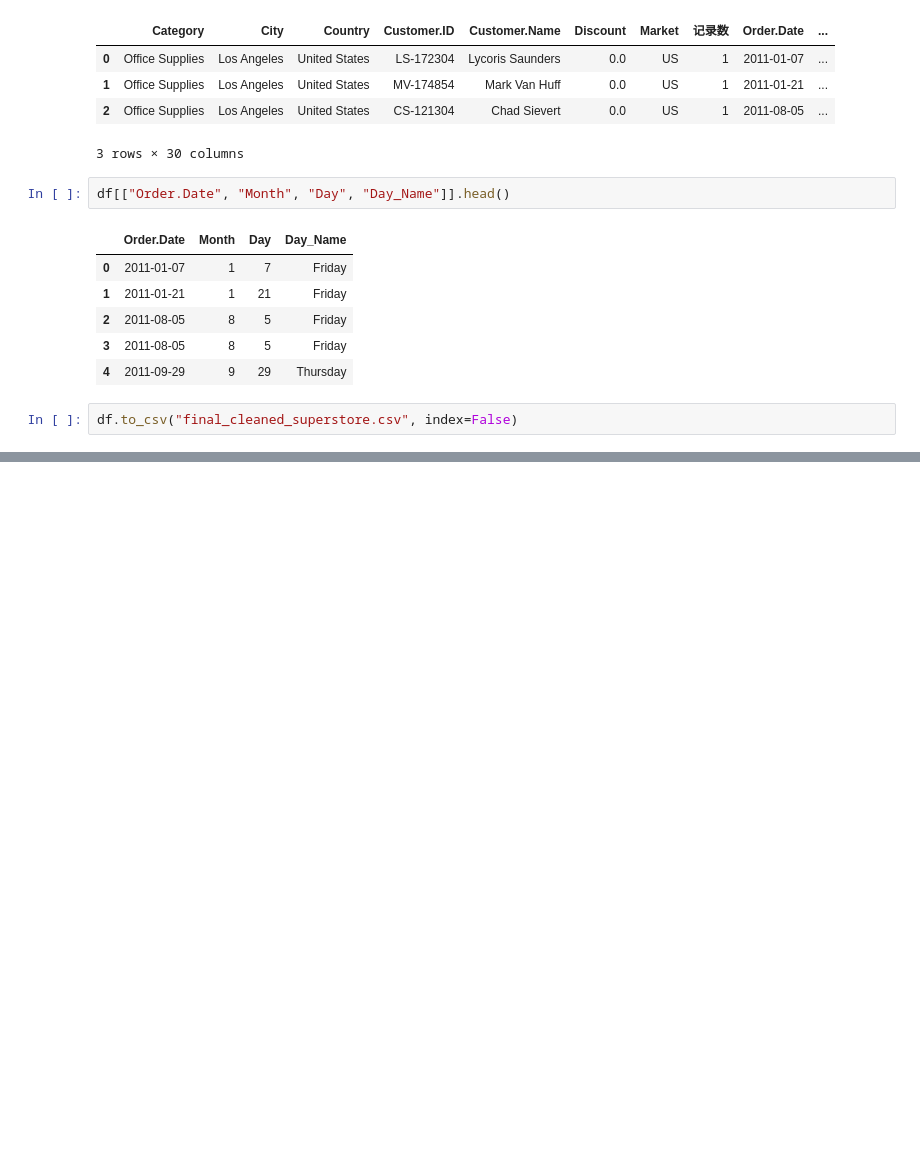
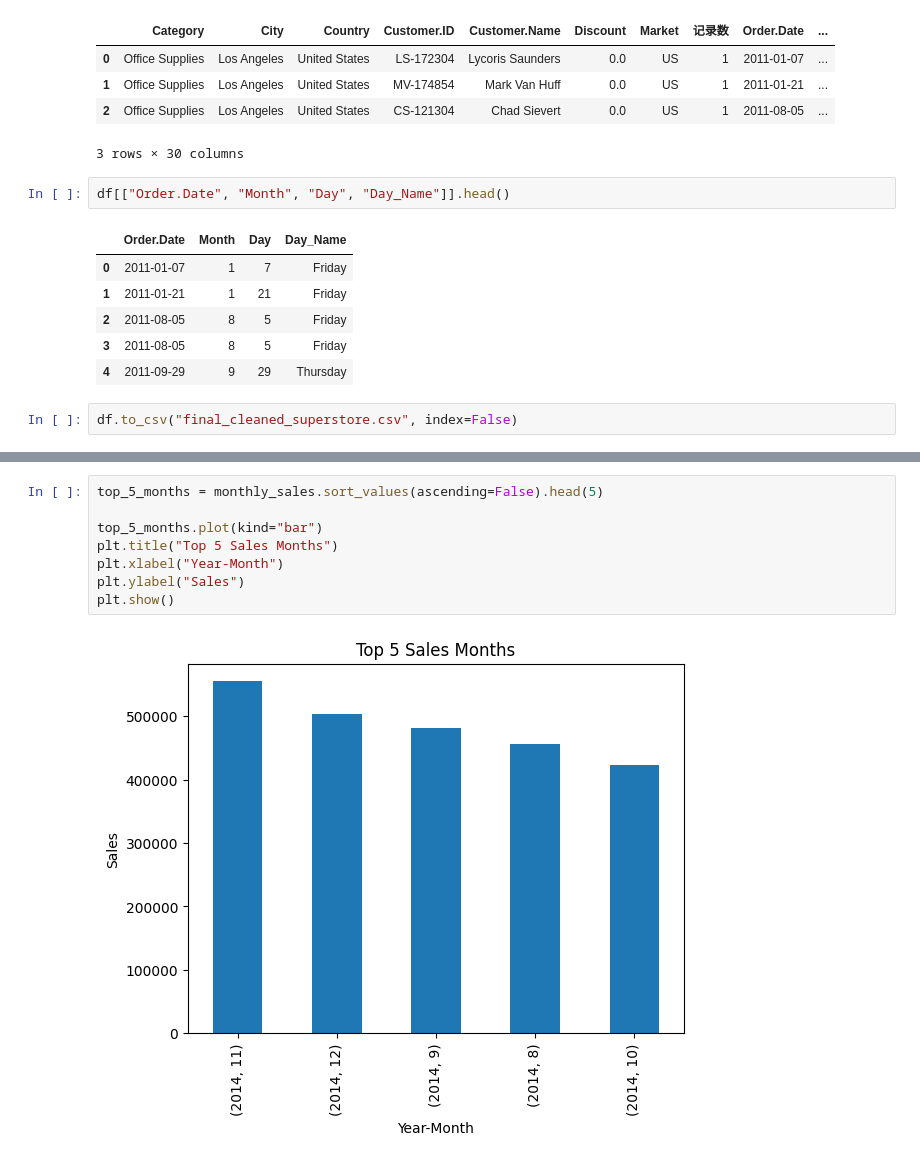
Before and after one commit to Manasagowda24/E_commerce-sales-analysis, a Jupyter notebook: cleaned_superstore_Analysis.ipynb, the cells around one changed output, grey strips where cells are left out. Saved outputs shown, nothing was run; the diff lists cells and outputs as text; blank space fills up the shorter version.

```diff
--- a/cleaned_superstore_Analysis.ipynb
+++ b/cleaned_superstore_Analysis.ipynb
@@ -154,0 +290,10 @@ df.to_csv("final_cleaned_superstore.csv", index=False)
+# %%
+top_5_months = monthly_sales.sort_values(ascending=False).head(5)
+
+top_5_months.plot(kind="bar")
+plt.title("Top 5 Sales Months")
+plt.xlabel("Year-Month")
+plt.ylabel("Sales")
+plt.show()
+# %% [output]
+[figure, added]
```
Also changed, not shown: parts of 28 cells of this notebook, 1 other file.
